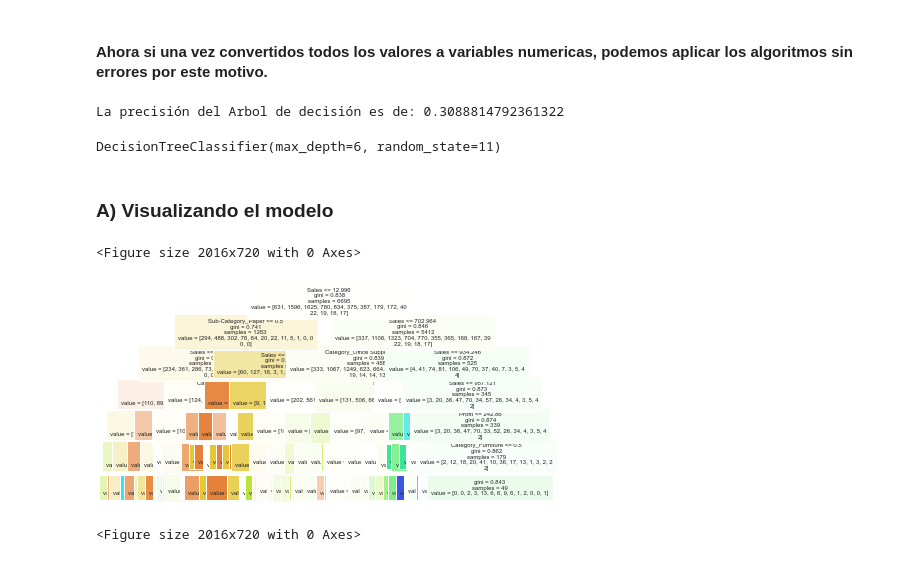
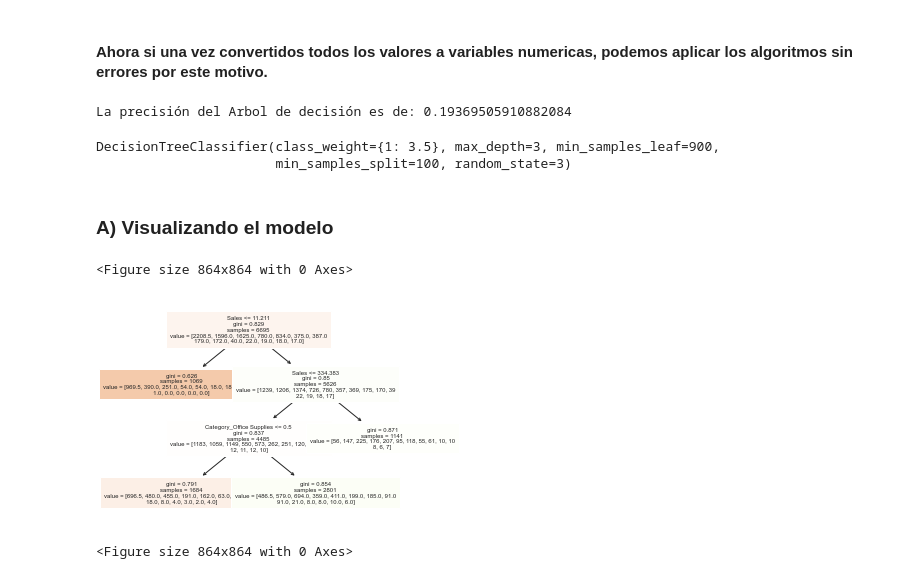
Before and after one commit to NestorDiazDataSC/SuperStore-Sales, a Jupyter notebook: Supermarket.ipynb, the cells around one changed output. Drawn from its saved outputs; the diff is of its cells as text; code cells hidden in the pictures.

```diff
--- a/Supermarket.ipynb
+++ b/Supermarket.ipynb
@@ -495,15 +495,22 @@ X = data.drop(["Quantity"], axis=1)
                                      random_state=11)
 # %%
 # Primero creamos un arbol de decisión para ver la precisión y poder compararla
-tree = DecisionTreeClassifier(max_depth=6, random_state=11) # Max depth acorta el arbol si no salia muy grande.
+tree = DecisionTreeClassifier(criterion='gini', # O podria ser "entropy"
+                              splitter='best', # O podria ser "random"
+                              random_state=3,
+                              min_samples_split=100, # Cantidad mínima de muestras que debe tener un nodo para poder subdividir
+                              min_samples_leaf=900, # Cantidad mínima que puede tener una hoja final. Si tuviera menos, no se formaría esa hoja y “subiría” un nivel, su antecesor
+                              max_depth = 3, # Acortamos acorta el arbol si no salia muy grande
+                              class_weight={1:3.5}) # Compensamos los desbalances, se le asigna 3,5 de peso a la etiqueta 1 para compensar
 tree.fit(X_train, y_train)
 print(f"La precisión del Arbol de decisión es de: {tree.score(X_test, y_test)}")
 # %% [output]
-La precisión del Arbol de decisión es de: 0.3088814792361322
+La precisión del Arbol de decisión es de: 0.19369505910882084
 # %%
 tree.fit(X_train, y_train)
 # %% [output]
-DecisionTreeClassifier(max_depth=6, random_state=11)
+DecisionTreeClassifier(class_weight={1: 3.5}, max_depth=3, min_samples_leaf=900,
+                       min_samples_split=100, random_state=3)
 # %%
 from sklearn.tree import plot_tree # Importamos para graficar el arbol de decisión.
 import matplotlib.pyplot as plt # Para manejar el tamaño del grafico del arbol.
@@ -511,8 +518,8 @@ import matplotlib.pyplot as plt # Para manejar el tamaño del grafico del arbol.
 ### A) Visualizando el modelo
 # %%
 plot_tree(decision_tree=tree, feature_names=X_train.columns, filled=True, fontsize=6); # Feature=nombre de columnas, Filled=Para colorear el arbol, el punto y coma al final es para que no salga todo el texto del arbol de decision y solo el grafico
-plt.figure(figsize=(28,10))
+plt.figure(figsize=(12,12))
 # %% [output]
-<Figure size 2016x720 with 0 Axes>
+<Figure size 864x864 with 0 Axes>
-[figure, old version]
+[figure, new version]
-<Figure size 2016x720 with 0 Axes>
+<Figure size 864x864 with 0 Axes>
```
Also changed, not shown: parts of 4 cells of this notebook.
